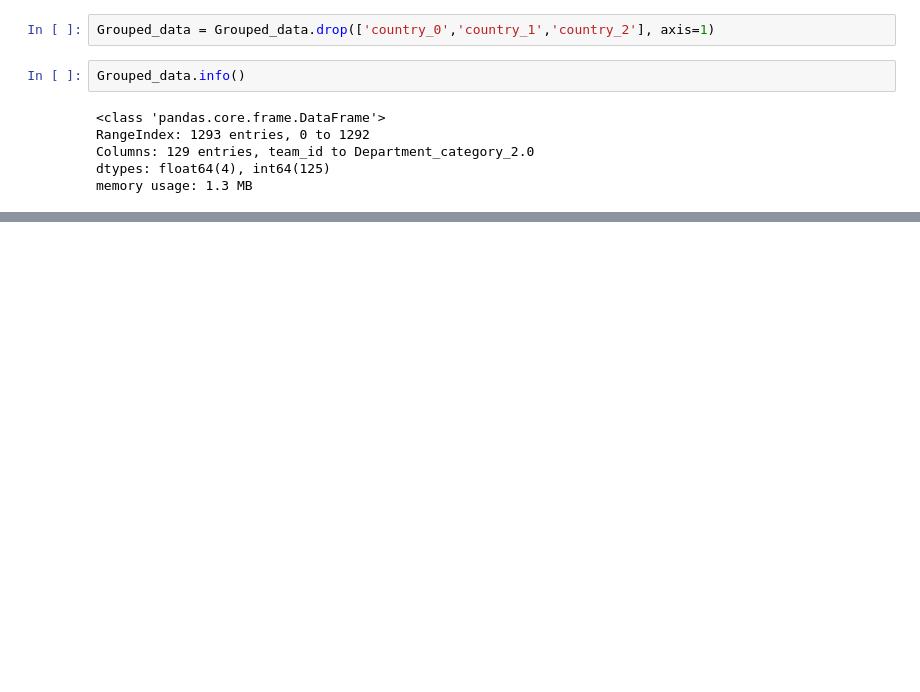
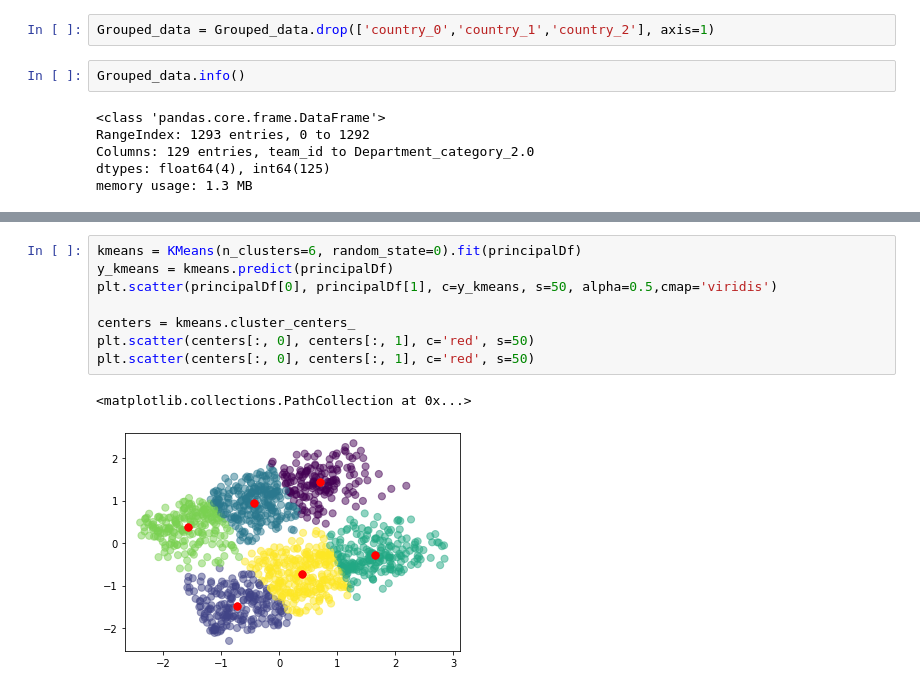
Before and after one commit to adityapanwar94/Data-Analysis-and-Process-Automation-DaPrA-, a Jupyter notebook: Dataset_preprocessing,_analysis,_correlation_matrix(User_data_only,_no_computer_specs).ipynb, the cells around one changed output, grey strips where cells are left out. Saved outputs shown, nothing was run; the diff lists cells and outputs as text; blank space fills up the shorter version.

```diff
--- a/Dataset_preprocessing,_analysis,_correlation_matrix(User_data_only,_no_computer_specs).ipynb
+++ b/Dataset_preprocessing,_analysis,_correlation_matrix(User_data_only,_no_computer_specs).ipynb
@@ -467,0 +519,11 @@ ax.set_xticklabels(
+# %%
+kmeans = KMeans(n_clusters=6, random_state=0).fit(principalDf)
+y_kmeans = kmeans.predict(principalDf)
+plt.scatter(principalDf[0], principalDf[1], c=y_kmeans, s=50, alpha=0.5,cmap='viridis')
+
+centers = kmeans.cluster_centers_
+plt.scatter(centers[:, 0], centers[:, 1], c='red', s=50)
+plt.scatter(centers[:, 0], centers[:, 1], c='red', s=50)
+# %% [output]
+<matplotlib.collections.PathCollection at 0x...>
+[figure, added]
```
Also changed, not shown: parts of 22 cells of this notebook.
